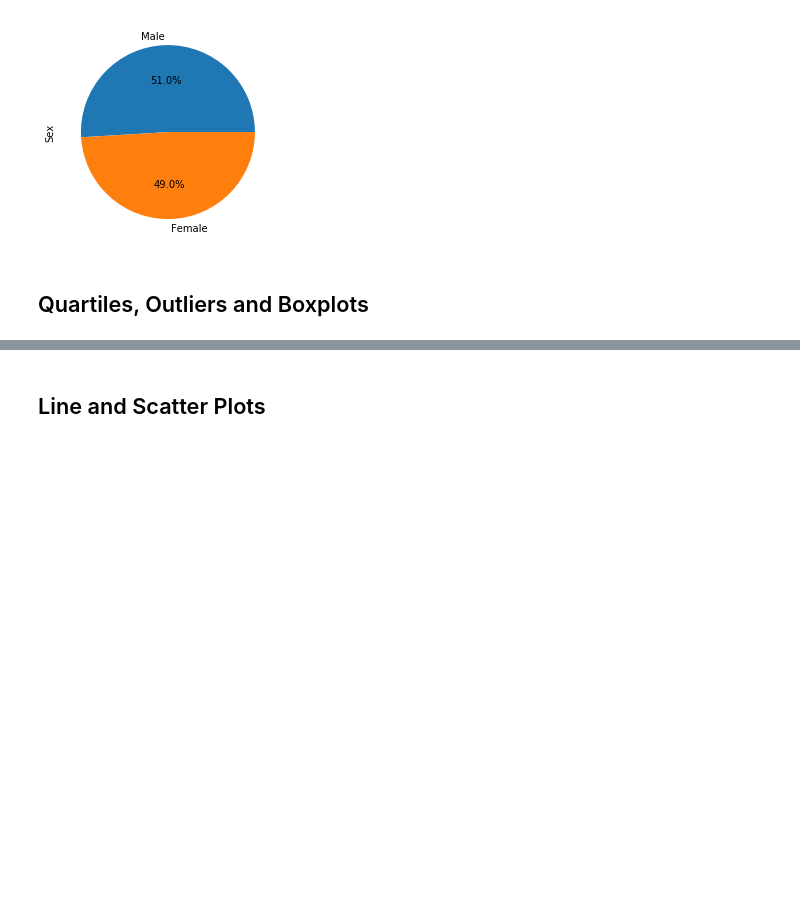
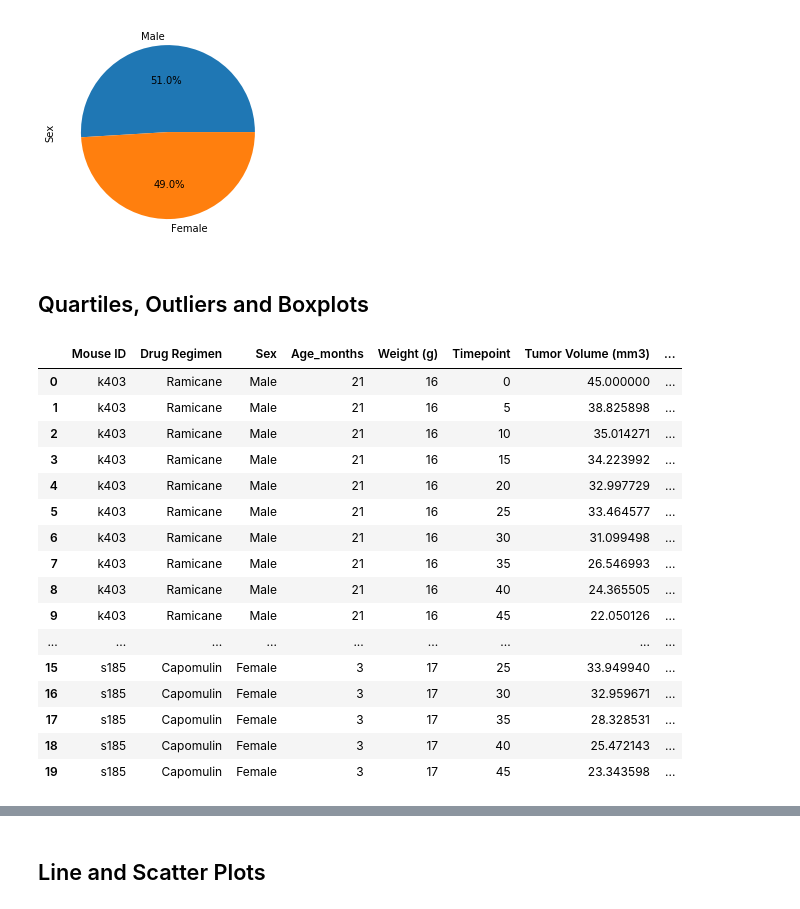
Before and after one commit to manuelamc14/Matploid-challenge, a Jupyter notebook: Pymaceuticals/pymaceuticals_starter.ipynb, the cells around one changed output, grey strips where cells are left out. Cells and saved outputs as stored; diff of their text form; code cells hidden in the pictures; blank space fills up the shorter version.

```diff
--- a/Pymaceuticals/pymaceuticals_starter.ipynb
+++ b/Pymaceuticals/pymaceuticals_starter.ipynb
@@ -285,5 +284,25 @@ Text(0, 0.5, 'Sex')
 [figure]
 # %% [markdown]
 ## Quartiles, Outliers and Boxplots
+# %%
+merge_df_copy.head(20)
+# %% [output]
+|  | Mouse ID | Drug Regimen | Sex | Age_months | Weight (g) | Timepoint | Tumor Volume (mm3) | ... |
+| 0 | k403 | Ramicane | Male | 21 | 16 | 0 | 45.000000 | ... |
+| 1 | k403 | Ramicane | Male | 21 | 16 | 5 | 38.825898 | ... |
+| 2 | k403 | Ramicane | Male | 21 | 16 | 10 | 35.014271 | ... |
+| 3 | k403 | Ramicane | Male | 21 | 16 | 15 | 34.223992 | ... |
+| 4 | k403 | Ramicane | Male | 21 | 16 | 20 | 32.997729 | ... |
+| 5 | k403 | Ramicane | Male | 21 | 16 | 25 | 33.464577 | ... |
+| 6 | k403 | Ramicane | Male | 21 | 16 | 30 | 31.099498 | ... |
+| 7 | k403 | Ramicane | Male | 21 | 16 | 35 | 26.546993 | ... |
+| 8 | k403 | Ramicane | Male | 21 | 16 | 40 | 24.365505 | ... |
+| 9 | k403 | Ramicane | Male | 21 | 16 | 45 | 22.050126 | ... |
+| ... | ... | ... | ... | ... | ... | ... | ... | ... |
+| 15 | s185 | Capomulin | Female | 3 | 17 | 25 | 33.949940 | ... |
+| 16 | s185 | Capomulin | Female | 3 | 17 | 30 | 32.959671 | ... |
+| 17 | s185 | Capomulin | Female | 3 | 17 | 35 | 28.328531 | ... |
+| 18 | s185 | Capomulin | Female | 3 | 17 | 40 | 25.472143 | ... |
+| 19 | s185 | Capomulin | Female | 3 | 17 | 45 | 23.343598 | ... |
 # %%
 # Calculate the final tumor volume of each mouse across four of the treatment regimens:
```
Also changed, not shown: parts of 8 cells of this notebook.
